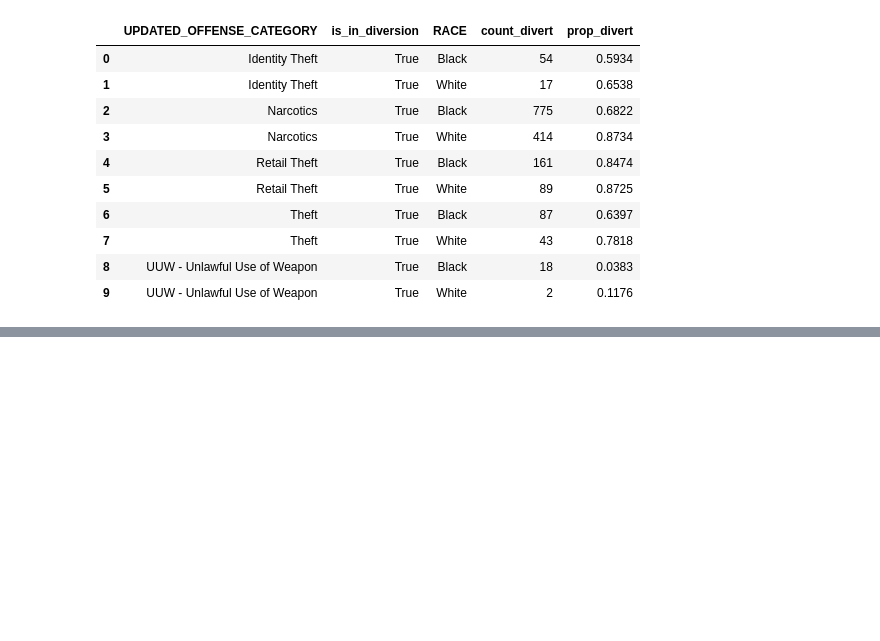
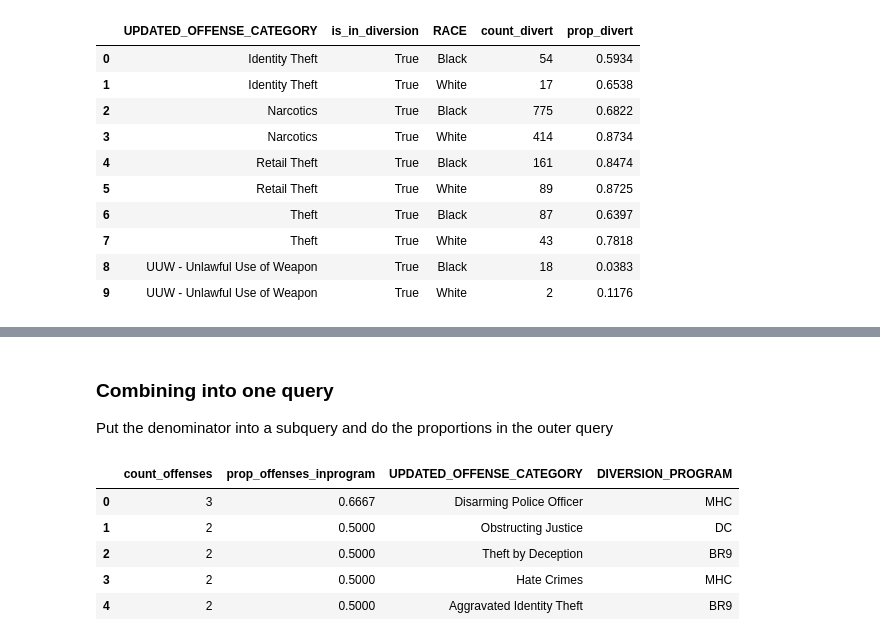
Before and after one commit to rebeccajohnson88/qss20_slides_activities, a Jupyter notebook: activities/08_SQL_examplecode.ipynb, the cells around one changed output, grey strips where cells are left out. Cells and saved outputs as stored; diff of their text form; code cells hidden in the pictures; blank space fills up the shorter version.

```diff
--- a/activities/08_SQL_examplecode.ipynb
+++ b/activities/08_SQL_examplecode.ipynb
@@ -368,0 +548,34 @@ coord_flip())
+# %% [markdown]
+### Combining into one query
+
+Put the denominator into a subquery and do the proportions in the outer query
+# %%
+offenses_prop = """
+select count(*) as count_offenses,
+count_offenses_byprogram/count(*) as prop_offenses_inprogram,
+UPDATED_OFFENSE_CATEGORY, DIVERSION_PROGRAM
+from caseinit
+inner join (
+select
+count(*) as count_offenses_byprogram,
+UPDATED_OFFENSE_CATEGORY as ofc, DIVERSION_PROGRAM
+from divert as d
+INNER JOIN caseinit as c
+ON d.CASE_ID = d.CASE_ID
+AND d.CASE_PARTICIPANT_ID = c.CASE_PARTICIPANT_ID
+group by UPDATED_OFFENSE_CATEGORY, DIVERSION_PROGRAM) as num
+on num.ofc = caseinit.UPDATED_OFFENSE_CATEGORY
+group by UPDATED_OFFENSE_CATEGORY
+order by prop_offenses_inprogram desc
+"""
+# %%
+cd_prop = pd.read_sql_query(offenses_prop, cnx)
+
+cd_prop.head()
+# %% [output]
+|  | count_offenses | prop_offenses_inprogram | UPDATED_OFFENSE_CATEGORY | DIVERSION_PROGRAM |
+| 0 | 3 | 0.6667 | Disarming Police Officer | MHC |
+| 1 | 2 | 0.5000 | Obstructing Justice | DC |
+| 2 | 2 | 0.5000 | Theft by Deception | BR9 |
+| 3 | 2 | 0.5000 | Hate Crimes | MHC |
+| 4 | 2 | 0.5000 | Aggravated Identity Theft | BR9 |
```
Also changed, not shown: parts of 35 cells of this notebook, 1 other file.
